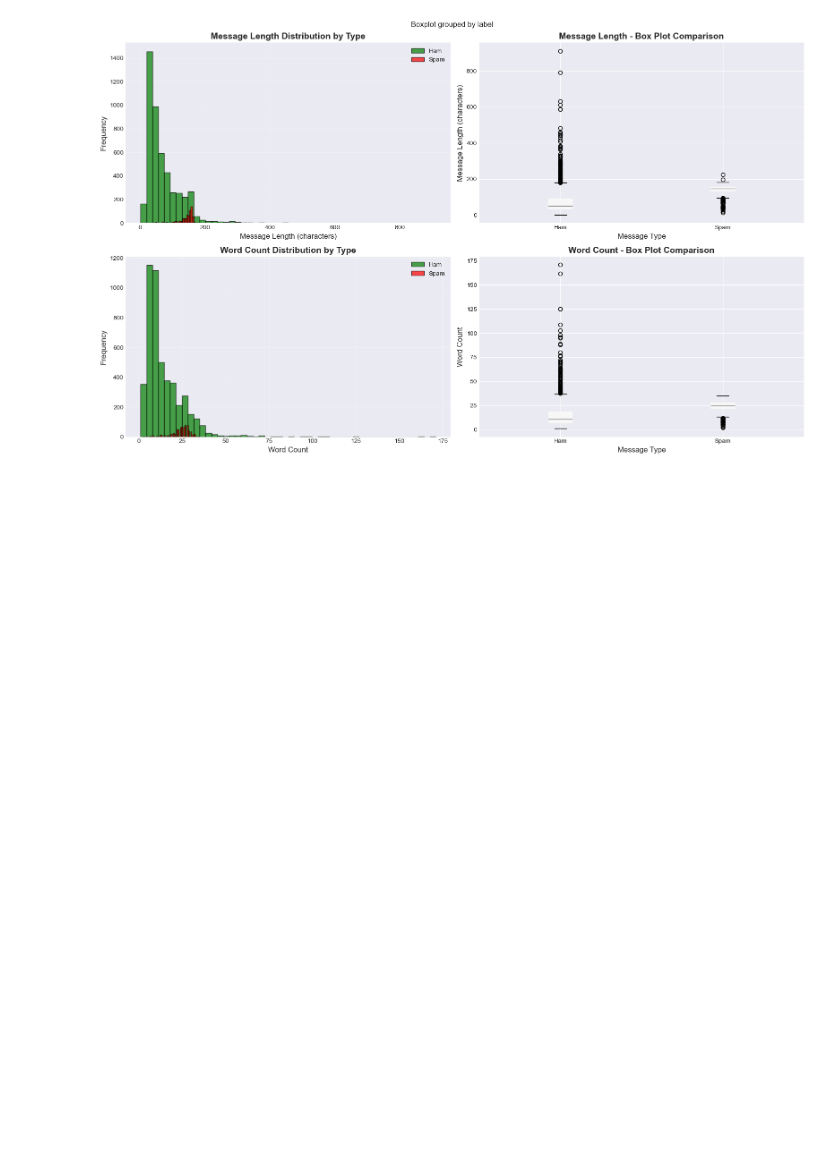
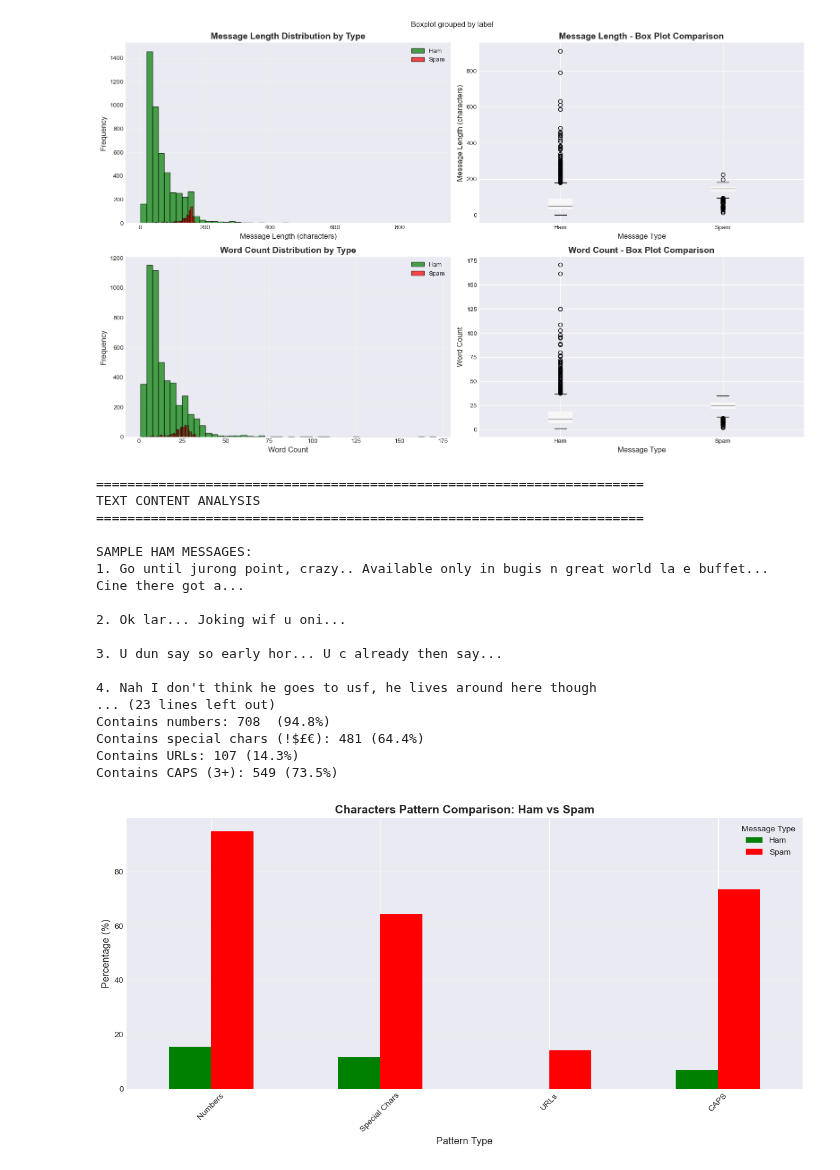
Before and after one commit to HoodaVishal/Intelligent-Customer-Support-System, a Jupyter notebook: notebooks/01_Data_Exploration.ipynb, the cells around one changed output. Cells and saved outputs as stored; diff of their text form; code cells hidden in the pictures; blank space fills up the shorter version.

Commit message:
Updated Data Exploration of Dataset 2

```diff
--- a/notebooks/01_Data_Exploration.ipynb
+++ b/notebooks/01_Data_Exploration.ipynb
@@ -1376,3 +1376,81 @@ spam          138.866      23.851
 
 INSIGHT: Spam messages are 95.5% longer than ham messages on average
 [figure]
+# %%
+# Text Content Analysis
+print('\n' + '=' * 70)
+print('TEXT CONTENT ANALYSIS')
+print('=' * 70 + '\n')
+
+# Sample messages
+print('SAMPLE HAM MESSAGES:')
+ham_samples = spam[spam['label'] == 'ham']['message'].head()
+for i, msg in enumerate(ham_samples, 1):
+    print(f"{i}. {msg[:100]}..." if len(msg) > 100 else f"{i}. {msg}")
+    print()
+
+print('SAMPLE SPAM MESSAGES:')
+spam_samples = spam[spam['label'] == 'spam']['message'].head()
+for i, msg in enumerate(spam_samples, 1):
+    print(f"{i}. {msg[:100]}..." if len(msg) > 100 else f"{i}. {msg}")
+    print()
+
+# Character Analysis
+spam['has_numbers'] = spam['message'].str.contains(r'\d', regex = True)
+spam['has_special_chars'] = spam['message'].str.contains(r'[!$£€]', regex = True)
+spam['has_url'] = spam['message'].str.contains(r'http|www', case = False, regex = True)
+spam['has_caps'] = spam['message'].str.contains(r'[A-Z]{3,}', regex = True)
+
+print('CHARACTER PATTERNS BY TYPE:')
+print('\nHAM MESSAGES:')
+print(f"Contains numbers: {spam[spam['label'] == 'ham']['has_numbers'].sum()} ({spam[spam['label'] == 'ham']['has_numbers'].mean() * 100:.1f}%)")
+print(f"Contains special chars (!$£€): {spam[spam['label'] == 'ham']['has_special_chars'].sum()} ({spam[spam['label'] == 'ham']['has_special_chars'].mean() * 100:.1f}%)")
+print(f"Contains URLs: {spam[spam['label'] == 'ham']['has_url'].sum()} ({spam[spam['label'] == 'ham']['has_url'].mean() * 100:.1f}%)")
+print(f"Contains CAPS (3+): {spam[spam['label'] == 'ham']['has_caps'].sum()} ({spam[spam['label'] == 'ham']['has_caps'].mean() * 100:.1f}%)")
+
+print('\nSPAM MESSAGES:')
+print(f"Contains numbers: {spam[spam['label'] == 'spam']['has_numbers'].sum()}  ({spam[spam['label'] == 'spam']['has_numbers'].mean() * 100:.1f}%)")
+print(f"Contains special chars (!$£€): {spam[spam['label'] == 'spam']['has_special_chars'].sum()} ({spam[spam['label'] == 'spam']['has_special_chars'].mean() * 100:.1f}%)")
+print(f"Contains URLs: {spam[spam['label'] == 'spam']['has_url'].sum()} ({spam[spam['label'] == 'spam']['has_url'].mean() * 100:.1f}%)")
+print(f"Contains CAPS (3+): {spam[spam['label'] == 'spam']['has_caps'].sum()} ({spam[spam['label'] == 'spam']['has_caps'].mean() * 100:.1f}%)")
+
+# Visualization
+pattern_data = pd.DataFrame({
+    'Ham': [spam[spam['label'] == 'ham']['has_numbers'].mean() * 100,
+            spam[spam['label'] == 'ham']['has_special_chars'].mean() * 100,
+            spam[spam['label'] == 'ham']['has_url'].mean() * 100,
+            spam[spam['label'] == 'ham']['has_caps'].mean() * 100],
+    'Spam':[spam[spam['label'] == 'spam']['has_numbers'].mean() * 100,
+            spam[spam['label'] == 'spam']['has_special_chars'].mean() * 100,
+            spam[spam['label'] == 'spam']['has_url'].mean() * 100,
+            spam[spam['label'] == 'spam']['has_caps'].mean() * 100]
+}, index = ['Numbers', 'Special Chars', 'URLs', 'CAPS'])
+
+pattern_data.plot(kind = 'bar', figsize = (12, 6), color = ['green', 'red'])
+plt.title('Characters Pattern Comparison: Ham vs Spam', fontsize = 14, fontweight = 'bold')
+plt.xlabel('Pattern Type', fontsize = 12)
+plt.ylabel('Percentage (%)', fontsize = 12)
+plt.xticks(rotation = 45)
+plt.legend(title = 'Message Type')
+plt.grid(axis = 'y', alpha = 0.3)
+plt.tight_layout()
+plt.show()
+# %% [output]
+======================================================================
+TEXT CONTENT ANALYSIS
+======================================================================
+
+SAMPLE HAM MESSAGES:
+1. Go until jurong point, crazy.. Available only in bugis n great world la e buffet... Cine there got a...
+
+2. Ok lar... Joking wif u oni...
+
+3. U dun say so early hor... U c already then say...
+
+4. Nah I don't think he goes to usf, he lives around here though
+... (23 lines left out)
+Contains numbers: 708  (94.8%)
+Contains special chars (!$£€): 481 (64.4%)
+Contains URLs: 107 (14.3%)
+Contains CAPS (3+): 549 (73.5%)
+[figure, added]
```
